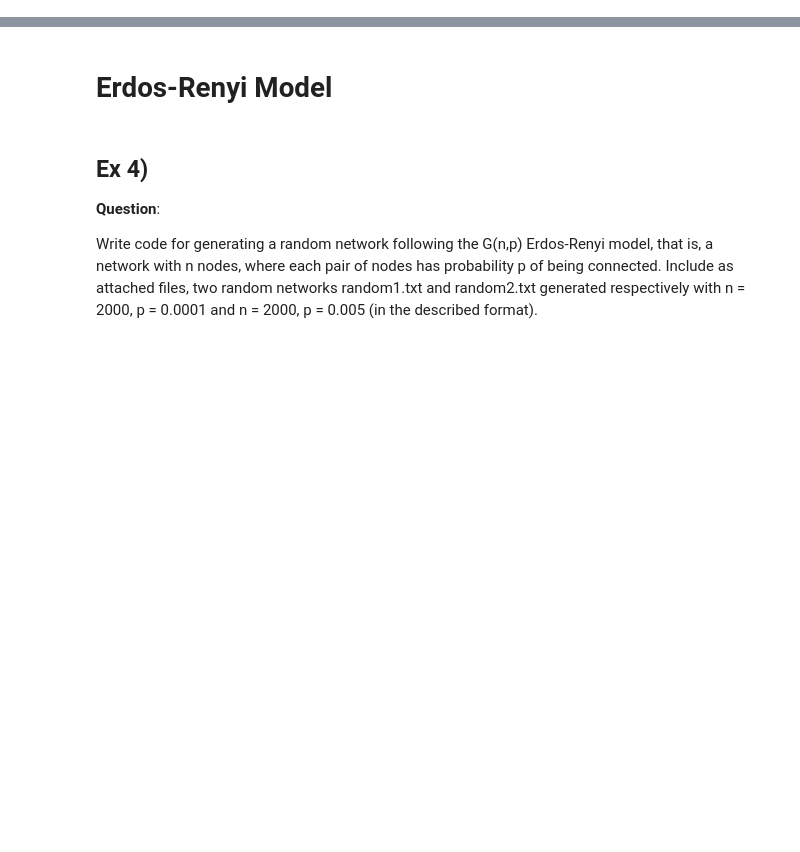
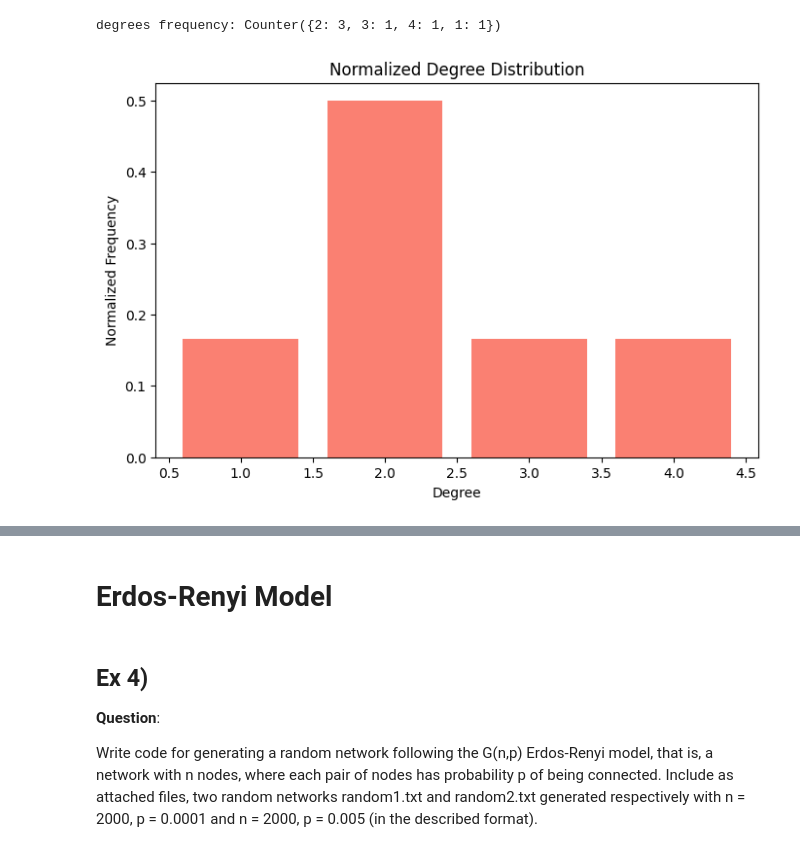
Before and after one commit to wesdpre/Network_Science_projt, a Jupyter notebook: homeWork1_NS/notebook.ipynb, the cells around one changed output, grey strips where cells are left out. Saved outputs shown, nothing was run; the diff lists cells and outputs as text; code cells hidden in the pictures; blank space fills up the shorter version.

```diff
--- a/homeWork1_NS/notebook.ipynb
+++ b/homeWork1_NS/notebook.ipynb
@@ -0,0 +66,24 @@
+# %%
+from collections import Counter
+
+# Compute degrees
+degrees = [deg for node, deg in G.degree()]
+degree_counts = Counter(degrees)
+total_nodes = G.number_of_nodes()
+normalized_distribution = {k: v / total_nodes for k, v in degree_counts.items()}
+
+# Plot normalized degree distribution
+degrees_sorted = sorted(normalized_distribution)
+values_sorted = [normalized_distribution[d] for d in degrees_sorted]
+
+print(f"degrees frequency: {degree_counts}")
+plt.figure(figsize=(8, 5))
+plt.bar(degrees_sorted, values_sorted, color='salmon')
+plt.xlabel("Degree")
+plt.ylabel("Normalized Frequency")
+plt.title("Normalized Degree Distribution")
+plt.grid(False)
+plt.show()
+# %% [output]
+degrees frequency: Counter({2: 3, 3: 1, 4: 1, 1: 1})
+[figure, added]
```
Also changed, not shown: parts of 26 cells of this notebook, 5 other files.
